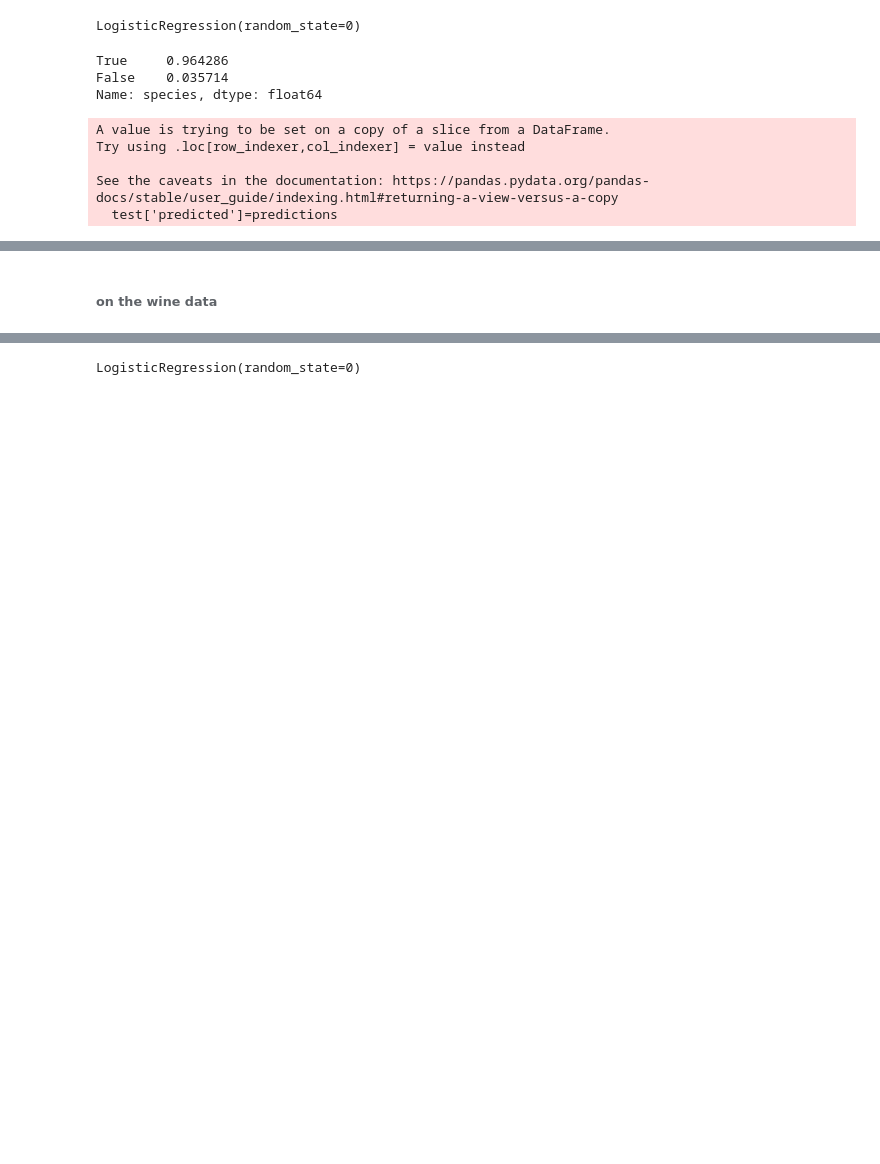
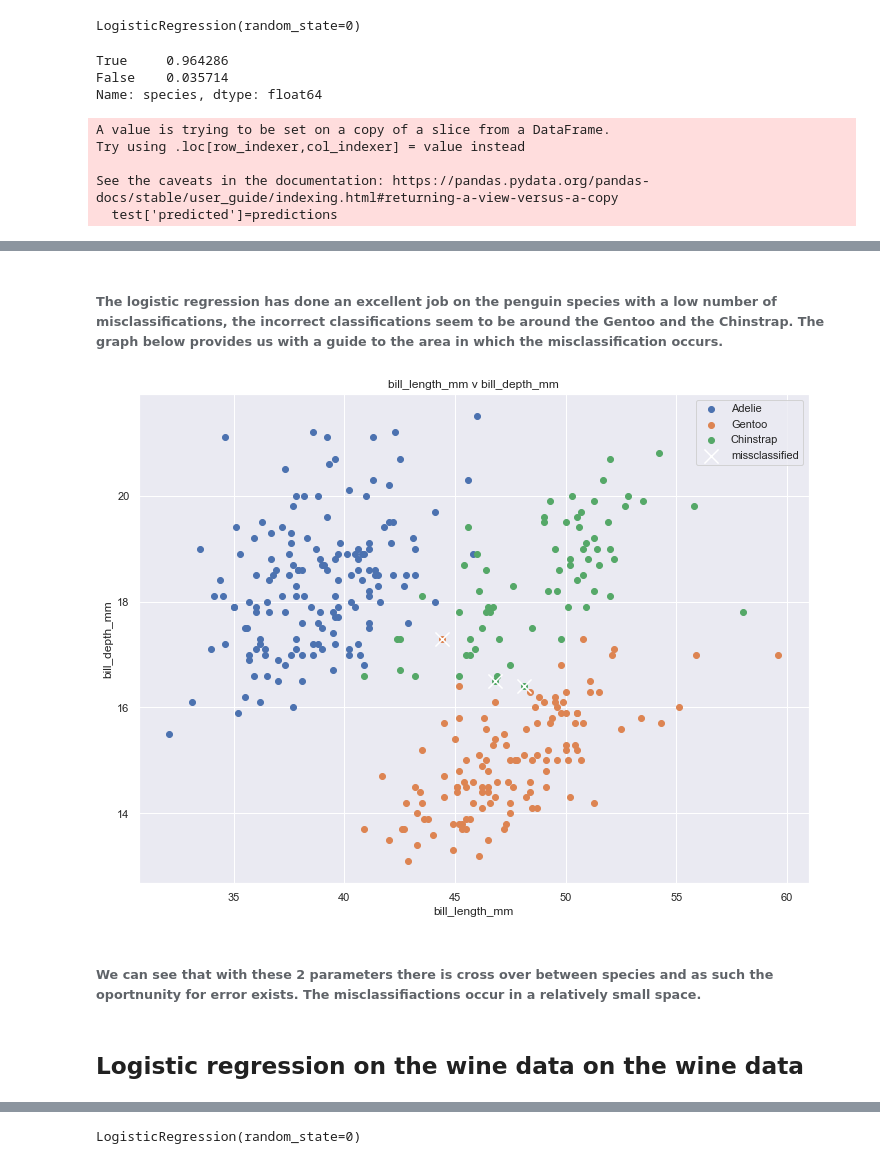
Before and after one commit to Jonathangmit/Machine-learning-and-statistics, a Jupyter notebook: scikit-learn.ipynb, the cells around one changed output, grey strips where cells are left out. Cells and saved outputs as stored; diff of their text form; code cells hidden in the pictures; blank space fills up the shorter version.

Commit message:
Further work on misclassification

```diff
--- a/scikit-learn.ipynb
+++ b/scikit-learn.ipynb
@@ -964,5 +964,28 @@ misclass
+# %% [markdown]
+###### The logistic regression has done an excellent job on the penguin species with a low number of misclassifications, the incorrect classifications seem to be around the Gentoo and the Chinstrap. The graph below provides us with a guide to the area in which the misclassification occurs.
+# %%
+penguins3= penguins[['species','bill_length_mm','bill_depth_mm']]
+# %%
+Adelie = penguins3[penguins3["species"] == 'Adelie']
+Gentoo = penguins3[penguins3["species"] == 'Gentoo']
+Chinstrap =penguins3[penguins3["species"] == 'Chinstrap']
+
+fig,ax = plt.subplots()
+ax.scatter(Adelie['bill_length_mm'],Adelie['bill_depth_mm'], label="Adelie")
+ax.scatter(Gentoo['bill_length_mm'],Gentoo['bill_depth_mm'], label="Gentoo")
+ax.scatter(Chinstrap['bill_length_mm'],Chinstrap['bill_depth_mm'], label="Chinstrap")
+ax.scatter(misclass['bill_length_mm'],misclass['bill_depth_mm'], label="missclassified", color = 'white',marker ='x',s=200)
+
+ax.set_xlabel('bill_length_mm')
+ax.set_ylabel('bill_depth_mm')
+plt.title("bill_length_mm v bill_depth_mm")
+ax.legend();
+# %% [output]
+[figure, added]
+# %% [markdown]
+###### We can see that with these 2 parameters there is cross over between species and as such the oportnunity for error exists. The misclassifiactions occur in a relatively small space.
 # %% [markdown]
-###### on the wine data
+## Logistic regression on the wine data on the wine data
 # %%
 train,test = mod.train_test_split(wine)
 # %%
```
Also changed, not shown: parts of 25 cells of this notebook.
